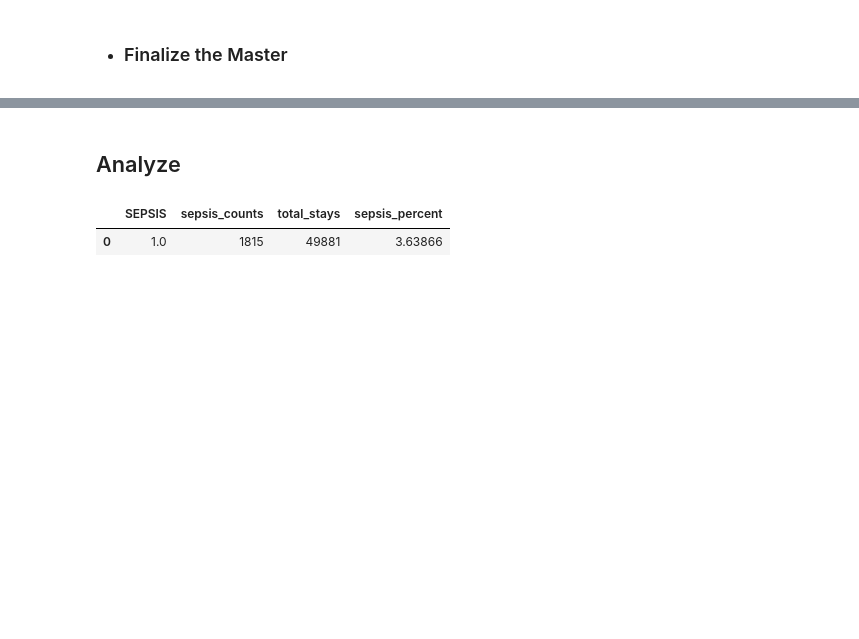
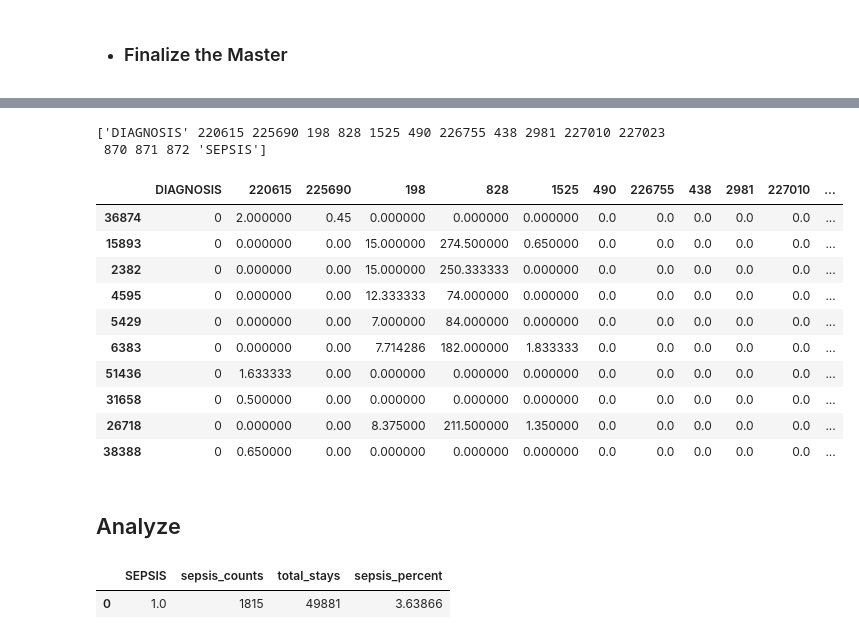
Before and after one commit to TCSS-555-Machine-Learning/Project-3-Sepsis, a Jupyter notebook: Sepsis.ipynb, the cells around one changed output, grey strips where cells are left out. Cells and saved outputs as stored; diff of their text form; code cells hidden in the pictures; blank space fills up the shorter version.

```diff
--- a/Sepsis.ipynb
+++ b/Sepsis.ipynb
@@ -180,6 +179,27 @@ LOS          False
 872          False
 SEPSIS       False
 dtype: bool
+# %%
+# dropping unneeded index column
+master = master.drop(['index'], axis=1)
+print(master.columns.values)
+# %% [output]
+['DIAGNOSIS' 220615 225690 198 828 1525 490 226755 438 2981 227010 227023
+ 870 871 872 'SEPSIS']
+# %%
+master.head(n=10)
+# %% [output]
+|  | DIAGNOSIS | 220615 | 225690 | 198 | 828 | 1525 | 490 | 226755 | 438 | 2981 | 227010 | ... |
+| 36874 | 0 | 2.000000 | 0.45 | 0.000000 | 0.000000 | 0.000000 | 0.0 | 0.0 | 0.0 | 0.0 | 0.0 | ... |
+| 15893 | 0 | 0.000000 | 0.00 | 15.000000 | 274.500000 | 0.650000 | 0.0 | 0.0 | 0.0 | 0.0 | 0.0 | ... |
+| 2382 | 0 | 0.000000 | 0.00 | 15.000000 | 250.333333 | 0.000000 | 0.0 | 0.0 | 0.0 | 0.0 | 0.0 | ... |
+| 4595 | 0 | 0.000000 | 0.00 | 12.333333 | 74.000000 | 0.000000 | 0.0 | 0.0 | 0.0 | 0.0 | 0.0 | ... |
+| 5429 | 0 | 0.000000 | 0.00 | 7.000000 | 84.000000 | 0.000000 | 0.0 | 0.0 | 0.0 | 0.0 | 0.0 | ... |
+| 6383 | 0 | 0.000000 | 0.00 | 7.714286 | 182.000000 | 1.833333 | 0.0 | 0.0 | 0.0 | 0.0 | 0.0 | ... |
+| 51436 | 0 | 1.633333 | 0.00 | 0.000000 | 0.000000 | 0.000000 | 0.0 | 0.0 | 0.0 | 0.0 | 0.0 | ... |
+| 31658 | 0 | 0.500000 | 0.00 | 0.000000 | 0.000000 | 0.000000 | 0.0 | 0.0 | 0.0 | 0.0 | 0.0 | ... |
+| 26718 | 0 | 0.000000 | 0.00 | 8.375000 | 211.500000 | 1.350000 | 0.0 | 0.0 | 0.0 | 0.0 | 0.0 | ... |
+| 38388 | 0 | 0.650000 | 0.00 | 0.000000 | 0.000000 | 0.000000 | 0.0 | 0.0 | 0.0 | 0.0 | 0.0 | ... |
 # %% [markdown]
 ## Analyze
 # %%
```
Also changed, not shown: parts of 11 cells of this notebook.
